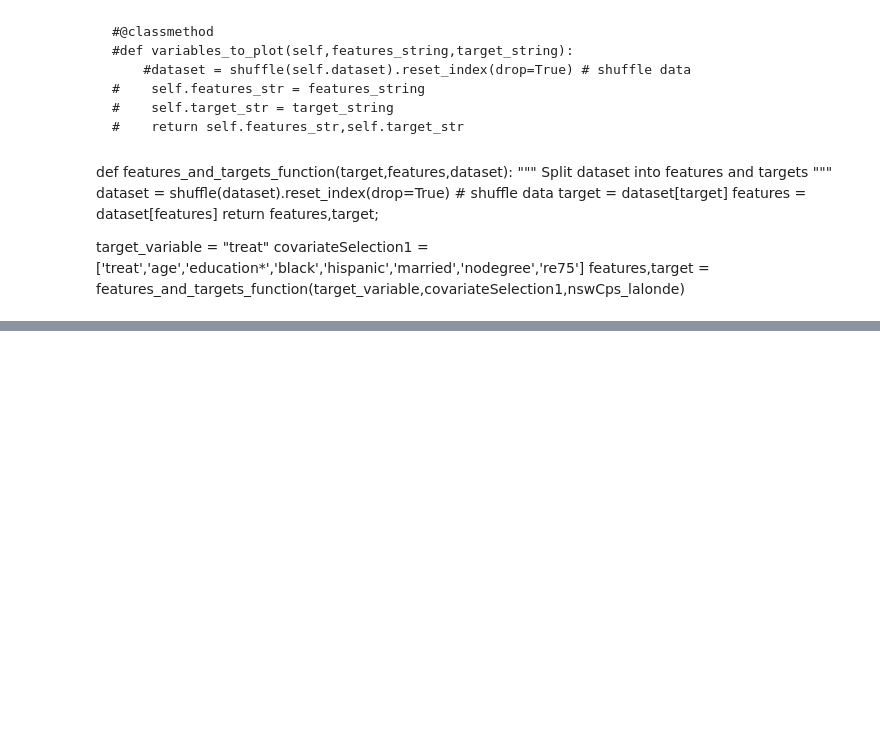
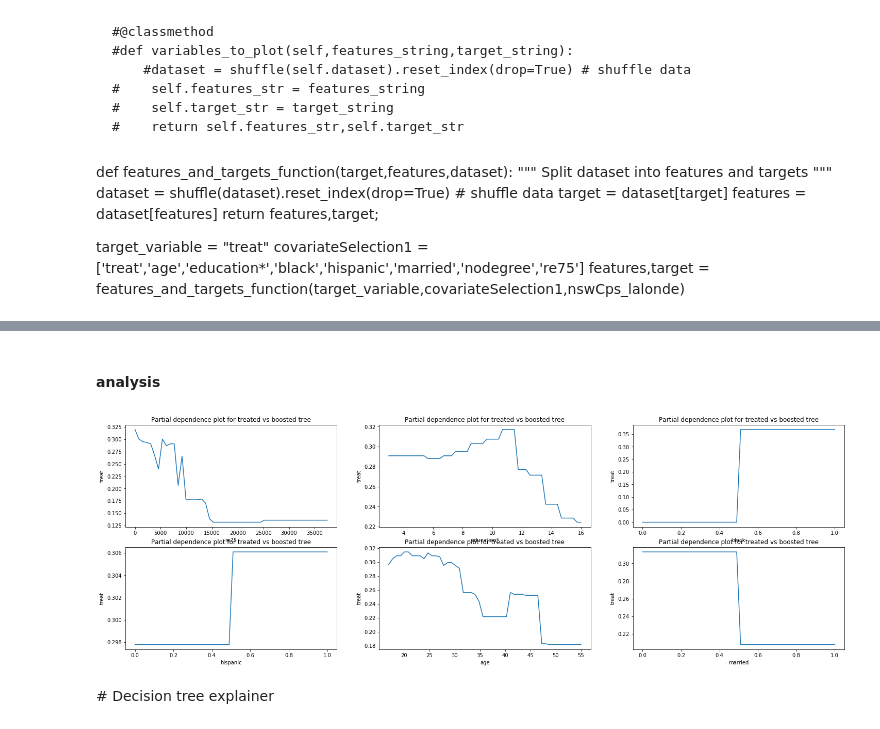
Before and after one commit to MawuliAgamah/ml-propensity-score-matching, a Jupyter notebook: Jupyter notebooks/model explanations.ipynb, the cells around one changed output, grey strips where cells are left out. Saved outputs shown, nothing was run; the diff lists cells and outputs as text; code cells hidden in the pictures; blank space fills up the shorter version.

Commit message:
tree's

```diff
--- a/Jupyter notebooks/model explanations.ipynb
+++ b/Jupyter notebooks/model explanations.ipynb
@@ -313,0 +283,9 @@ fig, ax = plt.subplots(nrows=1, ncols=2,figsize = (20,8))
+# %%
+def features_and_targets_function(target,features,dataset):
+        """
+        Split dataset into features and targets
+        """
+        dataset = shuffle(dataset).reset_index(drop=True) # shuffle data
+        target = dataset[target]
+        features = dataset[features]
+        return features,target;
@@ -313,0 +326,9 @@ fig, ax = plt.subplots(nrows=1, ncols=2,figsize = (20,8))
+# %%
+# fit cart
+tree1 = tree.DecisionTreeClassifier(**cart_hyper_params1).fit(features,target)
+# fit random forest
+forest1 = RandomForestClassifier(**forest_hyper_params1).fit(features,target)
+# Fit boost
+boost1 = XGBClassifier(**boost_hyper_params1).fit(features,target)
+# %% [markdown]
+#### analysis
@@ -313,0 +343,26 @@ fig, ax = plt.subplots(nrows=1, ncols=2,figsize = (20,8))
+# %%
+# Random Forest
+pdp = explainer(boost1,nsw,covariateSelection1,target_variable,["re75","treat"])
+pdp2 = explainer(boost1,nsw,covariateSelection1,target_variable,["education*","treat"])
+pdp3 = explainer(boost1,nsw,covariateSelection1,target_variable,["black","treat"])
+pdp4 = explainer(boost1,nsw,covariateSelection1,target_variable,["hispanic","treat"])
+pdp5 = explainer(boost1,nsw,covariateSelection1,target_variable,["age","treat"])
+pdp6 = explainer(boost1,nsw,covariateSelection1,target_variable,["married","treat"])
+# %%
+
+# NSW trial plots
+fig, ax = plt.subplots(nrows=2, ncols=3,figsize=(25,8))
+
+# Boosted Tree
+plot1 = pdp.partialDependPlot(ax[0,0])
+plot2 = pdp2.partialDependPlot(ax[0,1])
+plot3 = pdp3.partialDependPlot(ax[0,2])
+plot4 = pdp4.partialDependPlot(ax[1,0])
+plot5 = pdp5.partialDependPlot(ax[1,1])
+plot6 = pdp6.partialDependPlot(ax[1,2])
+
+plt.show()
+# %% [output]
+[figure, added]
+# %% [markdown]
+# Decision tree explainer
```
Also changed, not shown: parts of 28 cells of this notebook, 6 other files.
